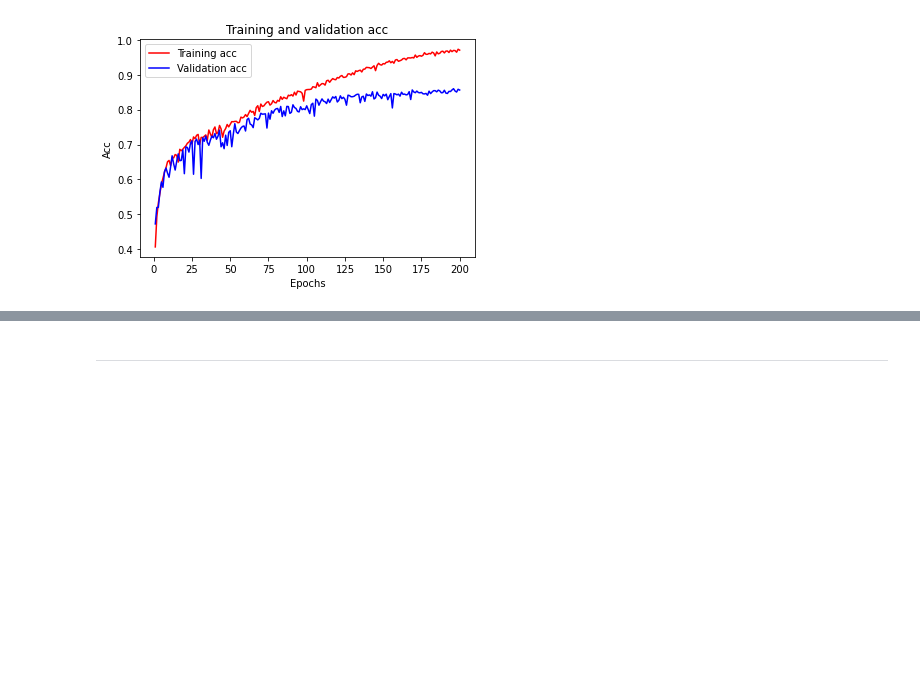
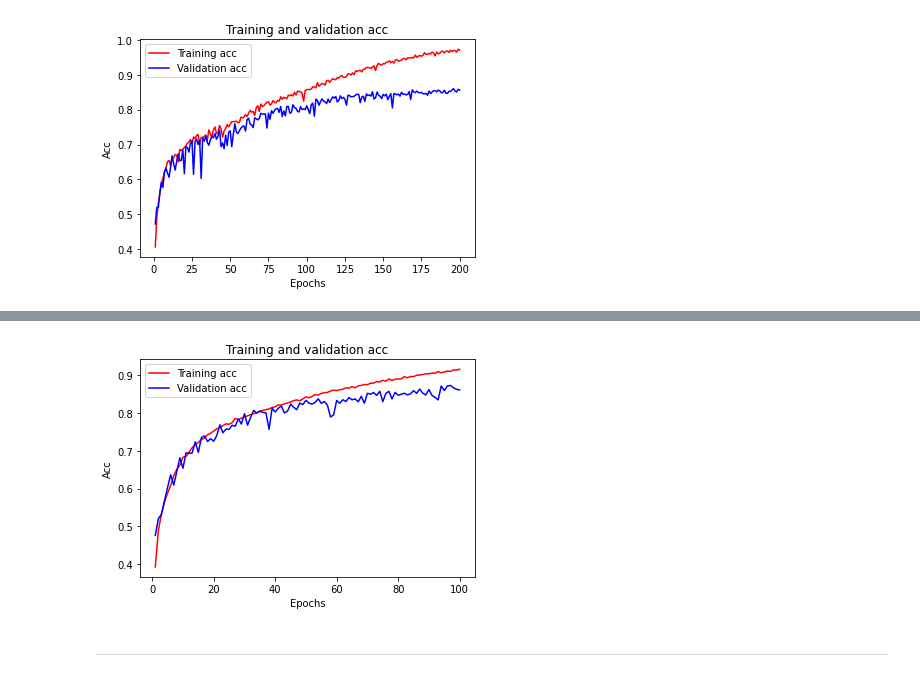
Before and after one commit to youngeun1207/keras, a Jupyter notebook: SHL/test.ipynb, the cells around one changed output, grey strips where cells are left out. Saved outputs shown, nothing was run; the diff lists cells and outputs as text; code cells hidden in the pictures; blank space fills up the shorter version.

```diff
--- a/SHL/test.ipynb
+++ b/SHL/test.ipynb
@@ -190,0 +254,22 @@ plt.show()
+# %%
+# CRNN 과대적합 방지
+model_crnn = Sequential()
+model_crnn.add(layers.Conv1D(64, 5, activation='relu',
+                        input_shape=((x_train.shape[1:]))))
+model_crnn.add(layers.MaxPooling1D(3))
+model_crnn.add(layers.Dropout(0.3))
+model_crnn.add(layers.Conv1D(128, 5, activation='relu'))
+model_crnn.add(layers.GRU(128))
+model_crnn.add(layers.Dense(9, activation='softmax'))
+
+model_crnn.summary()
+
+model_crnn.compile(optimizer='rmsprop',
+             loss= 'categorical_crossentropy',
+             metrics= ['accuracy'])
+
+history = model_crnn.fit(x_train,
+                    y_train,
+                    epochs=100,
+                    batch_size=2048,
+                    validation_data = (x_valid, y_valid))
@@ -190,0 +294,22 @@ plt.show()
+# %%
+model_crnn.save('/content/drive/MyDrive/CRNN_GRU_smaller.h5')
+model_crnn.evaluate(x_valid, y_valid)
+
+# 랜덤샘플링 CRNN
+# accuracy: 0.8610
+import matplotlib.pyplot as plt
+
+acc = history.history['accuracy']
+val_acc = history.history['val_accuracy']
+
+epochs = range(1, len(acc)+1)
+
+plt.plot(epochs, acc, 'r', label='Training acc')
+plt.plot(epochs, val_acc, 'b', label='Validation acc')
+plt.title('Training and validation acc')
+plt.xlabel('Epochs')
+plt.ylabel('Acc')
+plt.legend()
+
+plt.show()
+# %% [output]
@@ -191,3 +317,4 @@ plt.show()
+[figure, added]
 # %% [markdown]
 ---------
 # %%
```
Also changed, not shown: parts of 4 cells of this notebook.
